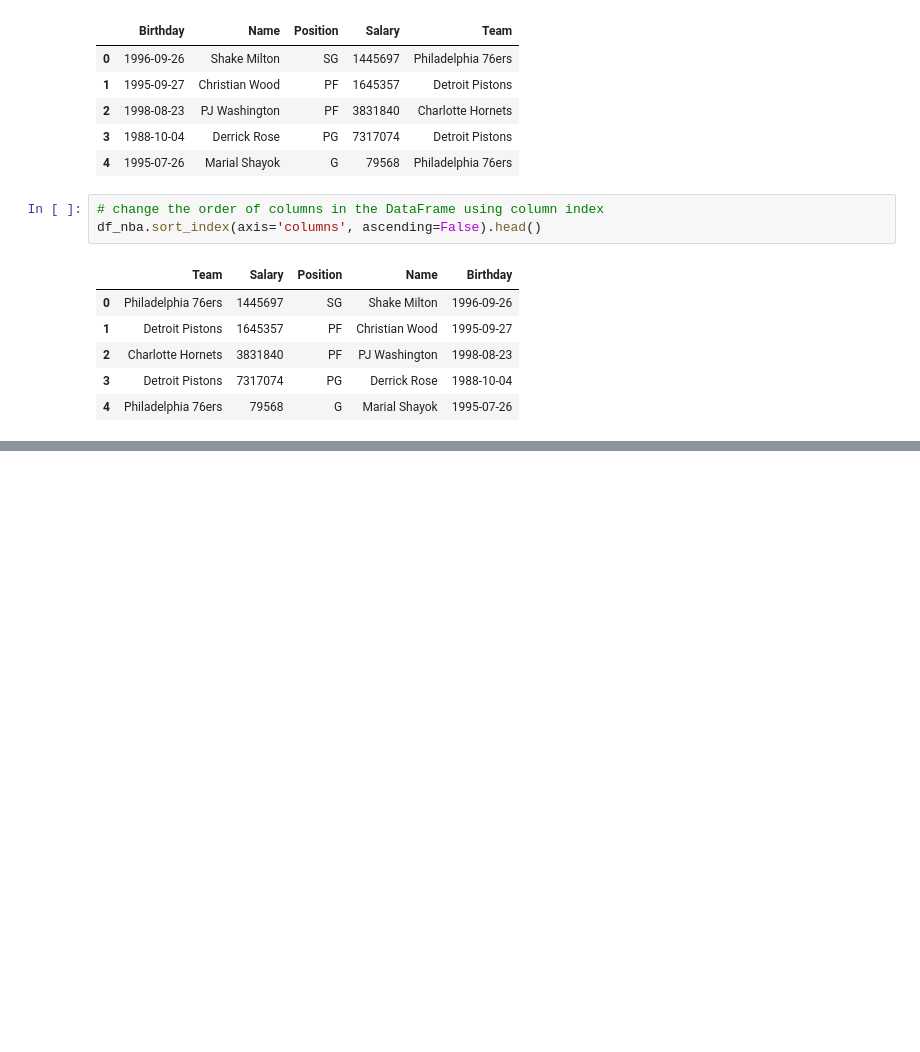
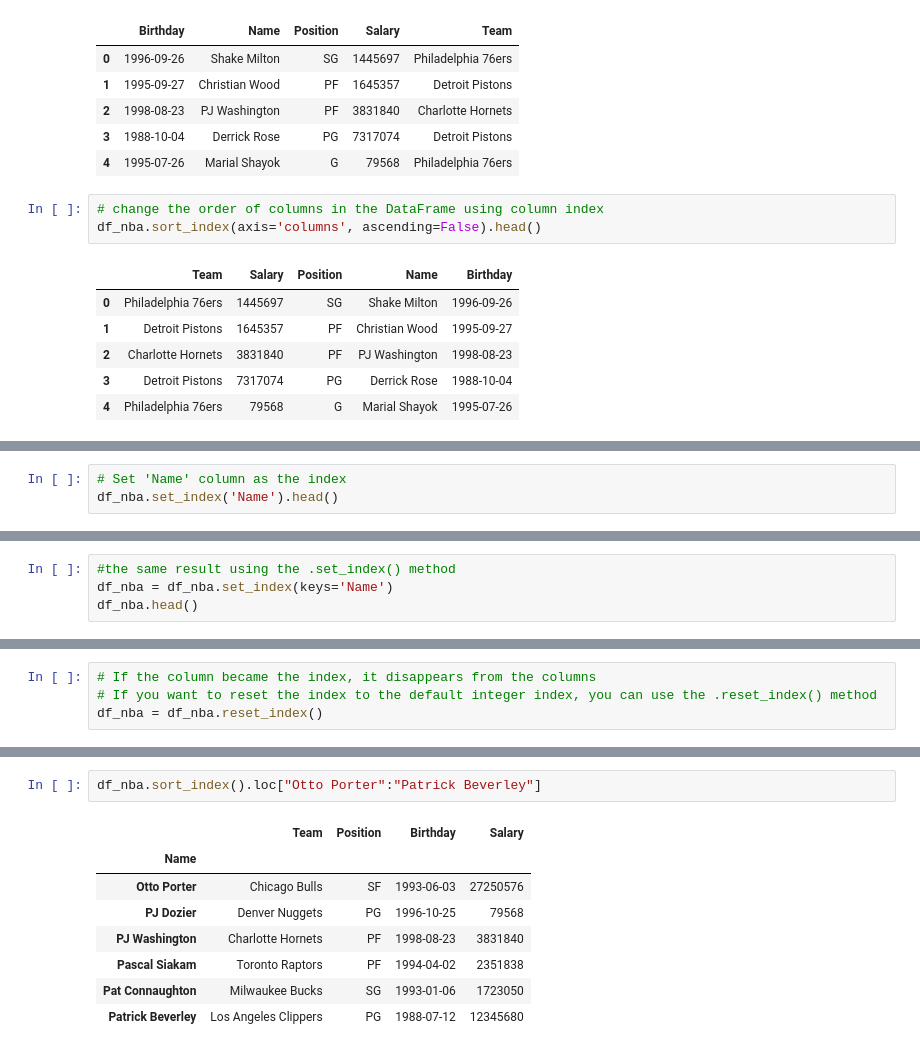
Before and after one commit to Kobzarko/PANDAS-IN-ACTION, a Jupyter notebook: Chapter 4 Dataframe/dataframe_object.ipynb, the cells around one changed output, grey strips where cells are left out. Cells and saved outputs as stored; diff of their text form; blank space fills up the shorter version.

Commit message:
Add selecting rows in Dataframe

```diff
--- a/Chapter 4 Dataframe/dataframe_object.ipynb
+++ b/Chapter 4 Dataframe/dataframe_object.ipynb
@@ -396,0 +398,3 @@ df_nba.sort_index(axis='columns', ascending=False).head()
+# %%
+# Set 'Name' column as the index
+df_nba.set_index('Name').head()
@@ -396,0 +409,4 @@ df_nba.sort_index(axis='columns', ascending=False).head()
+# %%
+#the same result using the .set_index() method
+df_nba = df_nba.set_index(keys='Name')
+df_nba.head()
@@ -396,0 +421,4 @@ df_nba.sort_index(axis='columns', ascending=False).head()
+# %%
+# If the column became the index, it disappears from the columns
+# If you want to reset the index to the default integer index, you can use the .reset_index() method
+df_nba = df_nba.reset_index()
@@ -396,0 +526,11 @@ df_nba.sort_index(axis='columns', ascending=False).head()
+# %%
+df_nba.sort_index().loc["Otto Porter":"Patrick Beverley"]
+# %% [output]
+|  | Team | Position | Birthday | Salary |
+| Name |  |  |  |  |
+| Otto Porter | Chicago Bulls | SF | 1993-06-03 | 27250576 |
+| PJ Dozier | Denver Nuggets | PG | 1996-10-25 | 79568 |
+| PJ Washington | Charlotte Hornets | PF | 1998-08-23 | 3831840 |
+| Pascal Siakam | Toronto Raptors | PF | 1994-04-02 | 2351838 |
+| Pat Connaughton | Milwaukee Bucks | SG | 1993-01-06 | 1723050 |
+| Patrick Beverley | Los Angeles Clippers | PG | 1988-07-12 | 12345680 |
```
Also changed, not shown: parts of 26 cells of this notebook.
